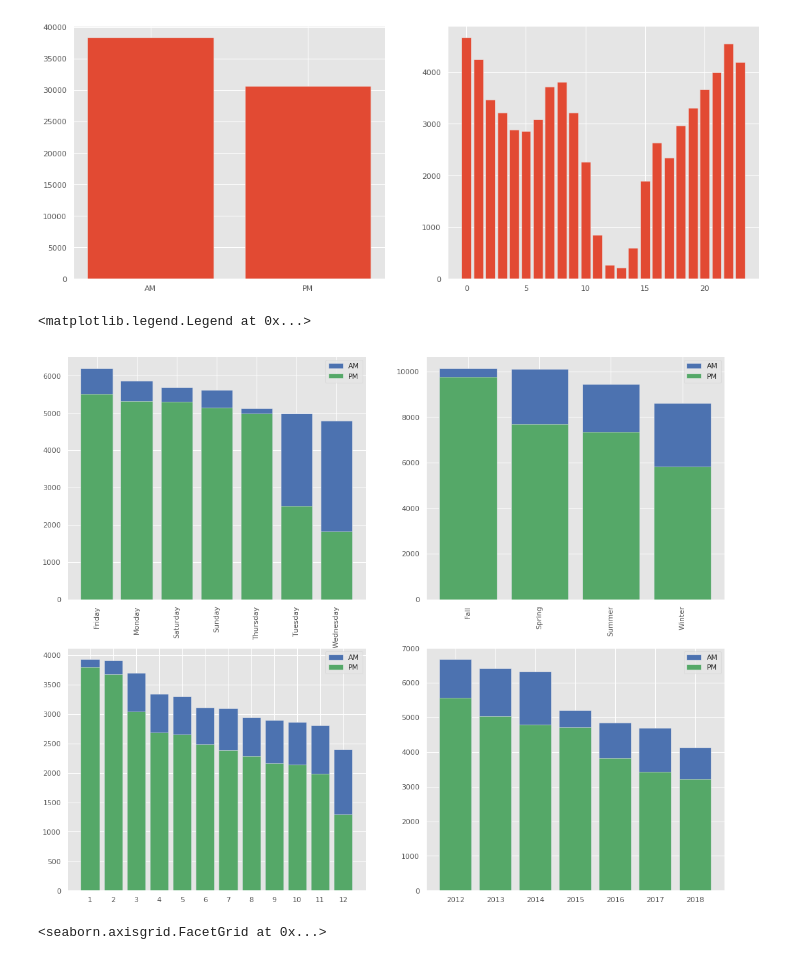
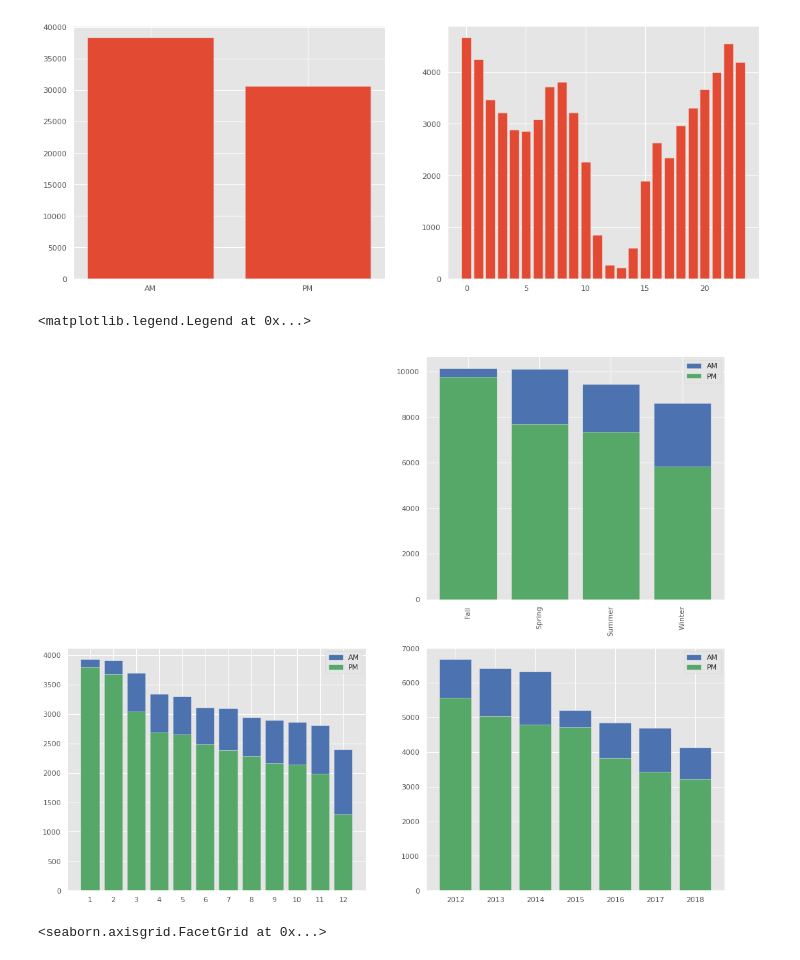
Before and after one commit to pabloarshid/playingwithlastfmdata, a Jupyter notebook: Untitled.ipynb, the cells around one changed output. Cells and saved outputs as stored; diff of their text form; code cells hidden in the pictures.

```diff
--- a/Untitled.ipynb
+++ b/Untitled.ipynb
@@ -128,43 +128,35 @@ amSeasonVC = pd.DataFrame(am['Season'].value_counts())
 pmSeasonVC = pd.DataFrame(pm['Season'].value_counts())
 
 fig = plt.figure()
-
-ax1 = fig.add_subplot(221)
-idy=DoftheW.index.tolist()
-y = range(len(idy))
-plt.bar(y, amVC['Day of the Week'].values, color='b',align='center')
-plt.bar(y, pmVC['Day of the Week'].values, color='g',align='center')
-plt.xticks(y, idy, rotation=90)
-ax1.legend( ('AM', 'PM') )
 
 ax2 = fig.add_subplot(222)
 idy=Season.index.tolist()
 y = range(len(idy))
 plt.bar(y, amSeasonVC['Season'].values, color='b',align='center')
 plt.bar(y, pmSeasonVC['Season'].values, color='g',align='center')
 plt.xticks(y, idy, rotation=90)
 ax2.legend( ('AM', 'PM') )
 
 
 ax2 = fig.add_subplot(223)
 idy=timemonth.index.tolist()
 y = range(len(idy))
 plt.bar(y, ammonthlyVC['Date'].values, color='b',align='center')
 plt.bar(y, pmmonthlyVC['Date'].values, color='g',align='center')
 plt.xticks(y, idy)
 ax2.legend( ('AM', 'PM') )
 
 
 ax2 = fig.add_subplot(224)
 idy=timeyear.index.tolist()
 y = range(len(idy))
 plt.bar(y, amyearlyVC['Date'].values, color='b',align='center')
 plt.bar(y, pmyearlyVC['Date'].values, color='g',align='center')
 plt.xticks(y, idy)
 ax2.legend( ('AM', 'PM') )
 # %% [output]
 <matplotlib.legend.Legend at 0x...>
-[figure, old version]
+[figure, new version]
 # %%
 import seaborn as sns
 lastfm['Month'] = lastfm['Date'].dt.month
```
Also changed, not shown: parts of 3 cells of this notebook, 3 other files.
